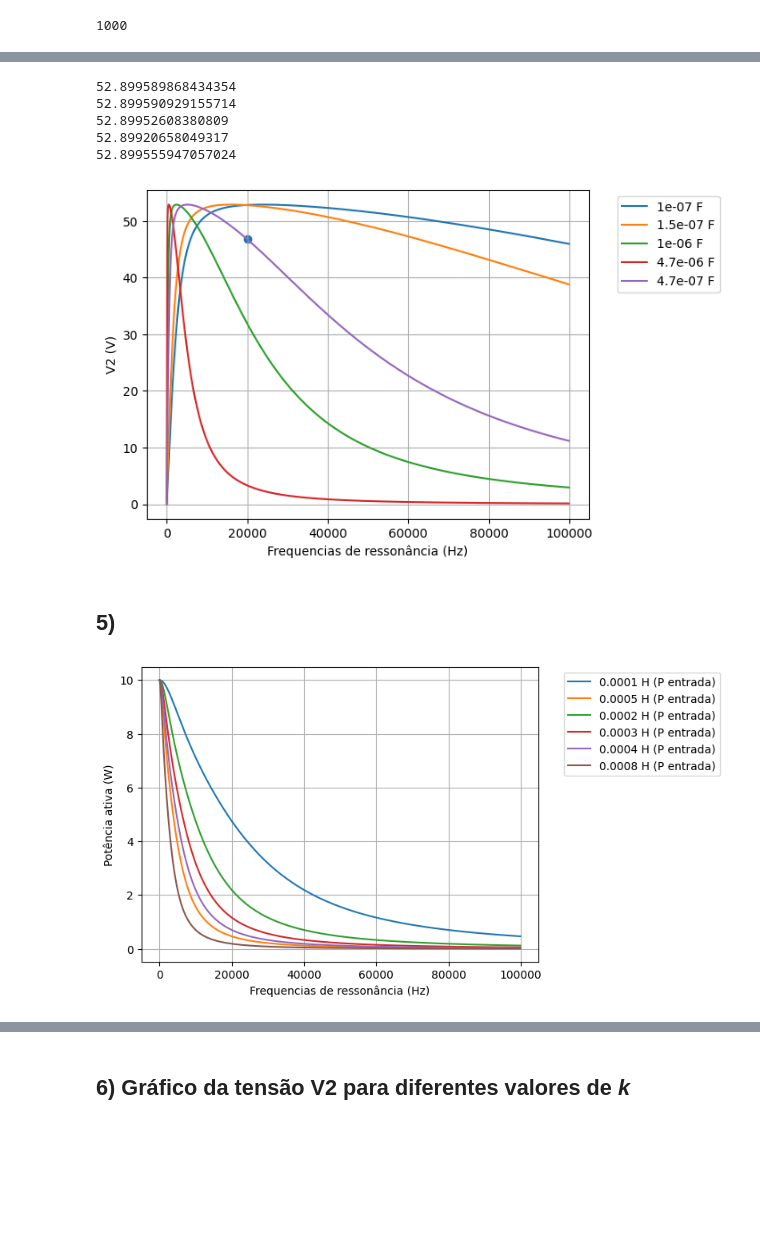
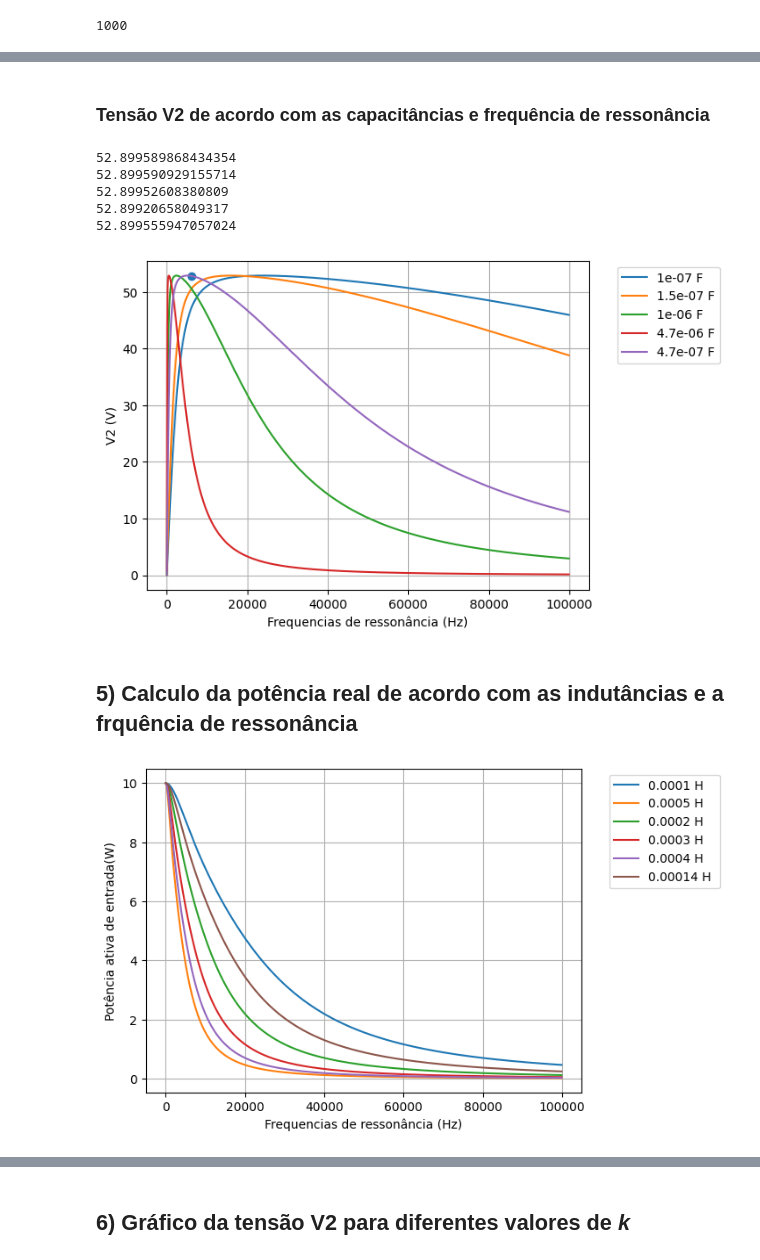
Before and after one commit to brunameinberg/projetoeletromag, a Jupyter notebook: projeto_eletromag_v2.ipynb, the cells around one changed output, grey strips where cells are left out. Cells and saved outputs as stored; diff of their text form; code cells hidden in the pictures; blank space fills up the shorter version.

```diff
--- a/projeto_eletromag_v2.ipynb
+++ b/projeto_eletromag_v2.ipynb
@@ -174,7 +191,7 @@ def V2 (L, fr):
     return ZeqCRc*I2
 # %%
 #definindo valores de V2 pra cada indutância e assim para cada frequência
-indutancias = [100e-6,500e-6,200e-6,300e-6,400e-6,0.8e-3]
+indutancias = [100e-6,500e-6,200e-6,300e-6,400e-6,0.14e-3]
 freq_reson = range(1,100000,100)
 
 In_lis = [[],[],[],[],[],[]]
@@ -210,3 +221,5 @@ plt.show()
+# %% [markdown]
+### Tensão V2 de acordo com as capacitâncias e frequência de ressonância
 # %%
 def V2_2 (C, fr):
     #definindo variavéis
@@ -248,7 +261,7 @@ for C in capacitores:
 for i in range(0,5):
     plt.plot(freq_reson,In_lis89[i],label=f'{capacitores[i]} F')
 
-plt.scatter(20000,abs(V2_2(4.7e-7,20000)))
+plt.scatter(6200,abs(V2_2(4.7e-7,6200)))
 plt.legend(bbox_to_anchor=(1.05, 1),loc='upper left')
 plt.xlabel('Frequencias de ressonância (Hz)')
 plt.ylabel('V2 (V)')
@@ -264,9 +277,9 @@ plt.show()
 52.89952608380809
 52.89920658049317
 52.899555947057024
-[figure, old version]
+[figure, new version]
-# %% [markdown]
-## 5)
+# %% [markdown]
+## 5) Calculo da potência real de acordo com as indutâncias e a frquência de ressonância
 # %%
 #S = P + jQ -> queremos o P
 #S = Vef * Ief*
@@ -303,24 +316,24 @@ def potencia_real(L, fr):
 # %%
 #plotando os gráficos
 In_lis2 = [[],[],[],[],[],[]]
 In_lis3 = [[],[],[],[],[],[]]
 for L in indutancias:
         for fr in freq_reson:
             In_lis2[indutancias.index(L)].append(abs(potencia_real(L,fr)[0]))
 
 
 
 for i in range(0,6):
-    plt.plot(freq_reson,In_lis2[i],label=f'{indutancias[i]} H (P entrada)')
+    plt.plot(freq_reson,In_lis2[i],label=f'{indutancias[i]} H ')
 
 
 plt.legend(bbox_to_anchor=(1.05, 1),loc='upper left')
 plt.xlabel('Frequencias de ressonância (Hz)')
-plt.ylabel('Potência ativa (W)')
+plt.ylabel('Potência ativa de entrada(W)')
 plt.grid()
 plt.show()
 # %% [output]
-[figure, old version]
+[figure, new version]
 # %%
 In_lis7 = [[],[],[],[],[],[]]
 
```
Also changed, not shown: parts of 26 cells of this notebook, 1 other file.
